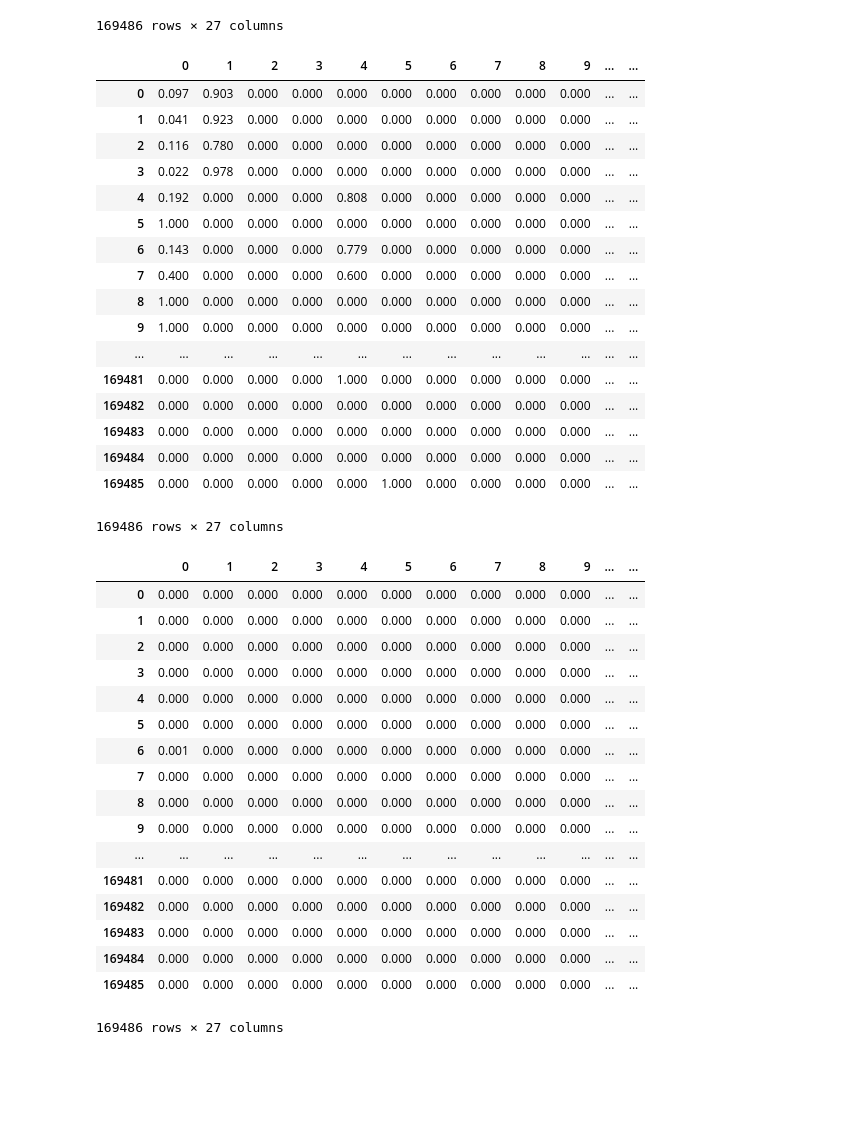
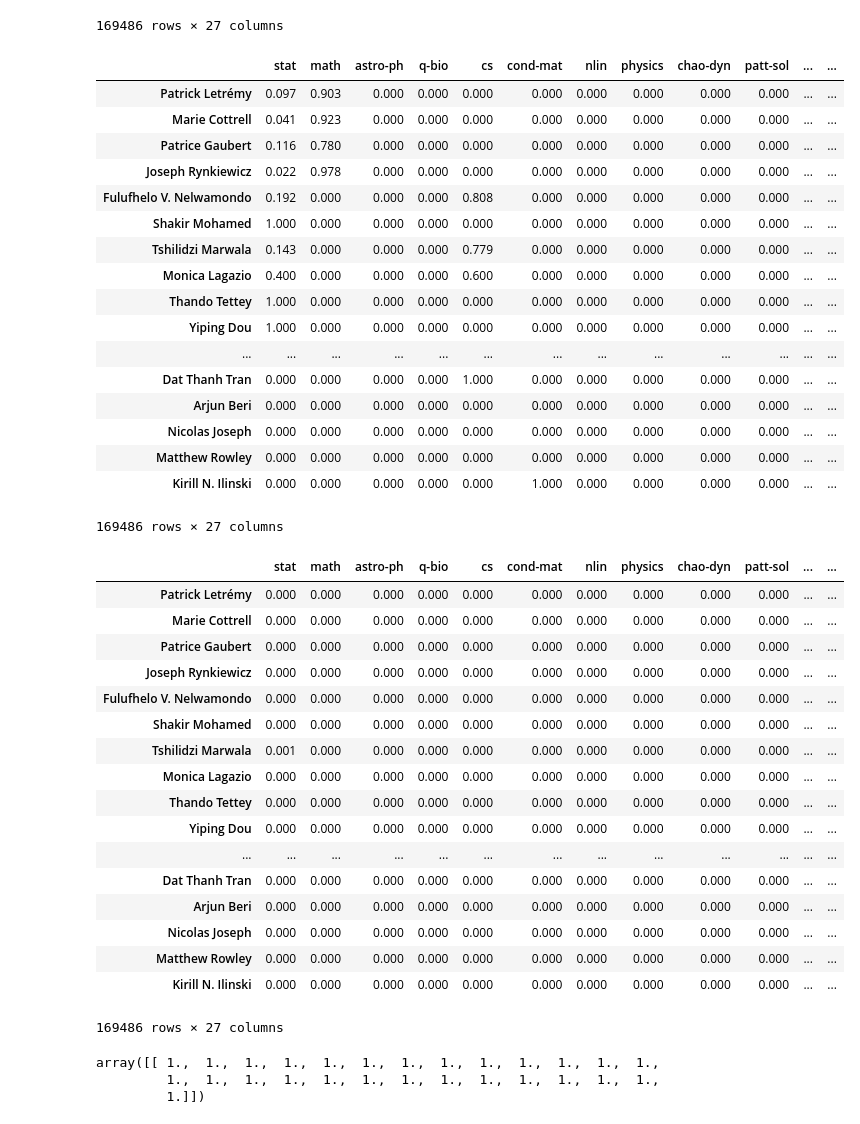
Before and after one commit to tunguyen17/arxiv_Web_scraping, a Jupyter notebook: Romero_P1.ipynb, the cells around one changed output. Saved outputs shown, nothing was run; the diff lists cells and outputs as text; code cells hidden in the pictures; blank space fills up the shorter version.

```diff
--- a/Romero_P1.ipynb
+++ b/Romero_P1.ipynb
@@ -174,46 +174,54 @@ Credit_mat
 # %%
 A_mat = np.asarray(Credit_mat)
 # %%
-Matrix_A = A_mat/A_mat.sum(axis=1,keepdims = True)
-pd.DataFrame(Matrix_A)
+Matrix_As = A_mat/A_mat.sum(axis=1,keepdims = True)
+Matrix_A = pd.DataFrame(Matrix_As, index = authors, columns = data_f)
+Matrix_A
 # %% [output]
-|  | 0 | 1 | 2 | 3 | 4 | 5 | 6 | 7 | 8 | 9 | ... | ... |
-| 0 | 0.097 | 0.903 | 0.000 | 0.000 | 0.000 | 0.000 | 0.000 | 0.000 | 0.000 | 0.000 | ... | ... |
-| 1 | 0.041 | 0.923 | 0.000 | 0.000 | 0.000 | 0.000 | 0.000 | 0.000 | 0.000 | 0.000 | ... | ... |
-| 2 | 0.116 | 0.780 | 0.000 | 0.000 | 0.000 | 0.000 | 0.000 | 0.000 | 0.000 | 0.000 | ... | ... |
-| 3 | 0.022 | 0.978 | 0.000 | 0.000 | 0.000 | 0.000 | 0.000 | 0.000 | 0.000 | 0.000 | ... | ... |
-| 4 | 0.192 | 0.000 | 0.000 | 0.000 | 0.808 | 0.000 | 0.000 | 0.000 | 0.000 | 0.000 | ... | ... |
-| 5 | 1.000 | 0.000 | 0.000 | 0.000 | 0.000 | 0.000 | 0.000 | 0.000 | 0.000 | 0.000 | ... | ... |
-| 6 | 0.143 | 0.000 | 0.000 | 0.000 | 0.779 | 0.000 | 0.000 | 0.000 | 0.000 | 0.000 | ... | ... |
-| 7 | 0.400 | 0.000 | 0.000 | 0.000 | 0.600 | 0.000 | 0.000 | 0.000 | 0.000 | 0.000 | ... | ... |
-| 8 | 1.000 | 0.000 | 0.000 | 0.000 | 0.000 | 0.000 | 0.000 | 0.000 | 0.000 | 0.000 | ... | ... |
-| 9 | 1.000 | 0.000 | 0.000 | 0.000 | 0.000 | 0.000 | 0.000 | 0.000 | 0.000 | 0.000 | ... | ... |
+|  | stat | math | astro-ph | q-bio | cs | cond-mat | nlin | physics | chao-dyn | patt-sol | ... | ... |
+| Patrick Letrémy | 0.097 | 0.903 | 0.000 | 0.000 | 0.000 | 0.000 | 0.000 | 0.000 | 0.000 | 0.000 | ... | ... |
+| Marie Cottrell | 0.041 | 0.923 | 0.000 | 0.000 | 0.000 | 0.000 | 0.000 | 0.000 | 0.000 | 0.000 | ... | ... |
+| Patrice Gaubert | 0.116 | 0.780 | 0.000 | 0.000 | 0.000 | 0.000 | 0.000 | 0.000 | 0.000 | 0.000 | ... | ... |
+| Joseph Rynkiewicz | 0.022 | 0.978 | 0.000 | 0.000 | 0.000 | 0.000 | 0.000 | 0.000 | 0.000 | 0.000 | ... | ... |
+| Fulufhelo V. Nelwamondo | 0.192 | 0.000 | 0.000 | 0.000 | 0.808 | 0.000 | 0.000 | 0.000 | 0.000 | 0.000 | ... | ... |
+| Shakir Mohamed | 1.000 | 0.000 | 0.000 | 0.000 | 0.000 | 0.000 | 0.000 | 0.000 | 0.000 | 0.000 | ... | ... |
+| Tshilidzi Marwala | 0.143 | 0.000 | 0.000 | 0.000 | 0.779 | 0.000 | 0.000 | 0.000 | 0.000 | 0.000 | ... | ... |
+| Monica Lagazio | 0.400 | 0.000 | 0.000 | 0.000 | 0.600 | 0.000 | 0.000 | 0.000 | 0.000 | 0.000 | ... | ... |
+| Thando Tettey | 1.000 | 0.000 | 0.000 | 0.000 | 0.000 | 0.000 | 0.000 | 0.000 | 0.000 | 0.000 | ... | ... |
+| Yiping Dou | 1.000 | 0.000 | 0.000 | 0.000 | 0.000 | 0.000 | 0.000 | 0.000 | 0.000 | 0.000 | ... | ... |
 | ... | ... | ... | ... | ... | ... | ... | ... | ... | ... | ... | ... | ... |
-| 169481 | 0.000 | 0.000 | 0.000 | 0.000 | 1.000 | 0.000 | 0.000 | 0.000 | 0.000 | 0.000 | ... | ... |
-| 169482 | 0.000 | 0.000 | 0.000 | 0.000 | 0.000 | 0.000 | 0.000 | 0.000 | 0.000 | 0.000 | ... | ... |
-| 169483 | 0.000 | 0.000 | 0.000 | 0.000 | 0.000 | 0.000 | 0.000 | 0.000 | 0.000 | 0.000 | ... | ... |
-| 169484 | 0.000 | 0.000 | 0.000 | 0.000 | 0.000 | 0.000 | 0.000 | 0.000 | 0.000 | 0.000 | ... | ... |
-| 169485 | 0.000 | 0.000 | 0.000 | 0.000 | 0.000 | 1.000 | 0.000 | 0.000 | 0.000 | 0.000 | ... | ... |
+| Dat Thanh Tran | 0.000 | 0.000 | 0.000 | 0.000 | 1.000 | 0.000 | 0.000 | 0.000 | 0.000 | 0.000 | ... | ... |
+| Arjun Beri | 0.000 | 0.000 | 0.000 | 0.000 | 0.000 | 0.000 | 0.000 | 0.000 | 0.000 | 0.000 | ... | ... |
+| Nicolas Joseph | 0.000 | 0.000 | 0.000 | 0.000 | 0.000 | 0.000 | 0.000 | 0.000 | 0.000 | 0.000 | ... | ... |
+| Matthew Rowley | 0.000 | 0.000 | 0.000 | 0.000 | 0.000 | 0.000 | 0.000 | 0.000 | 0.000 | 0.000 | ... | ... |
+| Kirill N. Ilinski | 0.000 | 0.000 | 0.000 | 0.000 | 0.000 | 1.000 | 0.000 | 0.000 | 0.000 | 0.000 | ... | ... |
 169486 rows × 27 columns
 # %%
-Matrix_W = A_mat/A_mat.sum(axis=0,keepdims = True)
-pd.DataFrame(Matrix_W)
+Matrix_Ws = A_mat/A_mat.sum(axis=0,keepdims = True)
+Matrix_W = pd.DataFrame(Matrix_Ws,index = authors, columns =data_f)
+Matrix_W
 # %% [output]
-|  | 0 | 1 | 2 | 3 | 4 | 5 | 6 | 7 | 8 | 9 | ... | ... |
-| 0 | 0.000 | 0.000 | 0.000 | 0.000 | 0.000 | 0.000 | 0.000 | 0.000 | 0.000 | 0.000 | ... | ... |
-| 1 | 0.000 | 0.000 | 0.000 | 0.000 | 0.000 | 0.000 | 0.000 | 0.000 | 0.000 | 0.000 | ... | ... |
-| 2 | 0.000 | 0.000 | 0.000 | 0.000 | 0.000 | 0.000 | 0.000 | 0.000 | 0.000 | 0.000 | ... | ... |
-| 3 | 0.000 | 0.000 | 0.000 | 0.000 | 0.000 | 0.000 | 0.000 | 0.000 | 0.000 | 0.000 | ... | ... |
-| 4 | 0.000 | 0.000 | 0.000 | 0.000 | 0.000 | 0.000 | 0.000 | 0.000 | 0.000 | 0.000 | ... | ... |
-| 5 | 0.000 | 0.000 | 0.000 | 0.000 | 0.000 | 0.000 | 0.000 | 0.000 | 0.000 | 0.000 | ... | ... |
-| 6 | 0.001 | 0.000 | 0.000 | 0.000 | 0.000 | 0.000 | 0.000 | 0.000 | 0.000 | 0.000 | ... | ... |
-| 7 | 0.000 | 0.000 | 0.000 | 0.000 | 0.000 | 0.000 | 0.000 | 0.000 | 0.000 | 0.000 | ... | ... |
-| 8 | 0.000 | 0.000 | 0.000 | 0.000 | 0.000 | 0.000 | 0.000 | 0.000 | 0.000 | 0.000 | ... | ... |
-| 9 | 0.000 | 0.000 | 0.000 | 0.000 | 0.000 | 0.000 | 0.000 | 0.000 | 0.000 | 0.000 | ... | ... |
+|  | stat | math | astro-ph | q-bio | cs | cond-mat | nlin | physics | chao-dyn | patt-sol | ... | ... |
+| Patrick Letrémy | 0.000 | 0.000 | 0.000 | 0.000 | 0.000 | 0.000 | 0.000 | 0.000 | 0.000 | 0.000 | ... | ... |
+| Marie Cottrell | 0.000 | 0.000 | 0.000 | 0.000 | 0.000 | 0.000 | 0.000 | 0.000 | 0.000 | 0.000 | ... | ... |
+| Patrice Gaubert | 0.000 | 0.000 | 0.000 | 0.000 | 0.000 | 0.000 | 0.000 | 0.000 | 0.000 | 0.000 | ... | ... |
+| Joseph Rynkiewicz | 0.000 | 0.000 | 0.000 | 0.000 | 0.000 | 0.000 | 0.000 | 0.000 | 0.000 | 0.000 | ... | ... |
+| Fulufhelo V. Nelwamondo | 0.000 | 0.000 | 0.000 | 0.000 | 0.000 | 0.000 | 0.000 | 0.000 | 0.000 | 0.000 | ... | ... |
+| Shakir Mohamed | 0.000 | 0.000 | 0.000 | 0.000 | 0.000 | 0.000 | 0.000 | 0.000 | 0.000 | 0.000 | ... | ... |
+| Tshilidzi Marwala | 0.001 | 0.000 | 0.000 | 0.000 | 0.000 | 0.000 | 0.000 | 0.000 | 0.000 | 0.000 | ... | ... |
+| Monica Lagazio | 0.000 | 0.000 | 0.000 | 0.000 | 0.000 | 0.000 | 0.000 | 0.000 | 0.000 | 0.000 | ... | ... |
+| Thando Tettey | 0.000 | 0.000 | 0.000 | 0.000 | 0.000 | 0.000 | 0.000 | 0.000 | 0.000 | 0.000 | ... | ... |
+| Yiping Dou | 0.000 | 0.000 | 0.000 | 0.000 | 0.000 | 0.000 | 0.000 | 0.000 | 0.000 | 0.000 | ... | ... |
 | ... | ... | ... | ... | ... | ... | ... | ... | ... | ... | ... | ... | ... |
-| 169481 | 0.000 | 0.000 | 0.000 | 0.000 | 0.000 | 0.000 | 0.000 | 0.000 | 0.000 | 0.000 | ... | ... |
-| 169482 | 0.000 | 0.000 | 0.000 | 0.000 | 0.000 | 0.000 | 0.000 | 0.000 | 0.000 | 0.000 | ... | ... |
-| 169483 | 0.000 | 0.000 | 0.000 | 0.000 | 0.000 | 0.000 | 0.000 | 0.000 | 0.000 | 0.000 | ... | ... |
-| 169484 | 0.000 | 0.000 | 0.000 | 0.000 | 0.000 | 0.000 | 0.000 | 0.000 | 0.000 | 0.000 | ... | ... |
-| 169485 | 0.000 | 0.000 | 0.000 | 0.000 | 0.000 | 0.000 | 0.000 | 0.000 | 0.000 | 0.000 | ... | ... |
+| Dat Thanh Tran | 0.000 | 0.000 | 0.000 | 0.000 | 0.000 | 0.000 | 0.000 | 0.000 | 0.000 | 0.000 | ... | ... |
+| Arjun Beri | 0.000 | 0.000 | 0.000 | 0.000 | 0.000 | 0.000 | 0.000 | 0.000 | 0.000 | 0.000 | ... | ... |
+| Nicolas Joseph | 0.000 | 0.000 | 0.000 | 0.000 | 0.000 | 0.000 | 0.000 | 0.000 | 0.000 | 0.000 | ... | ... |
+| Matthew Rowley | 0.000 | 0.000 | 0.000 | 0.000 | 0.000 | 0.000 | 0.000 | 0.000 | 0.000 | 0.000 | ... | ... |
+| Kirill N. Ilinski | 0.000 | 0.000 | 0.000 | 0.000 | 0.000 | 0.000 | 0.000 | 0.000 | 0.000 | 0.000 | ... | ... |
 169486 rows × 27 columns
+# %%
+np.asarray(Matrix_W).sum(axis=0,keepdims = True)
+# %% [output]
+array([[ 1.,  1.,  1.,  1.,  1.,  1.,  1.,  1.,  1.,  1.,  1.,  1.,  1.,
+         1.,  1.,  1.,  1.,  1.,  1.,  1.,  1.,  1.,  1.,  1.,  1.,  1.,
+         1.]])
```
Also changed, not shown: parts of 2 cells of this notebook.
